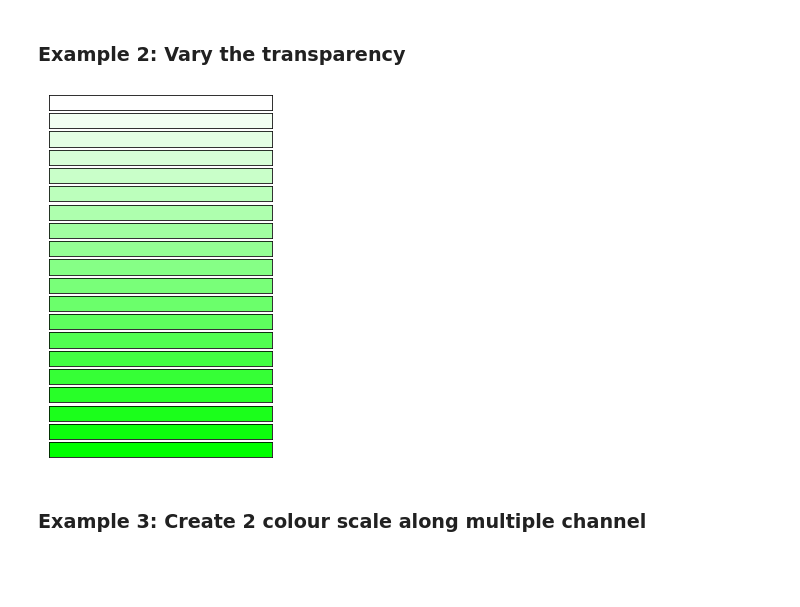
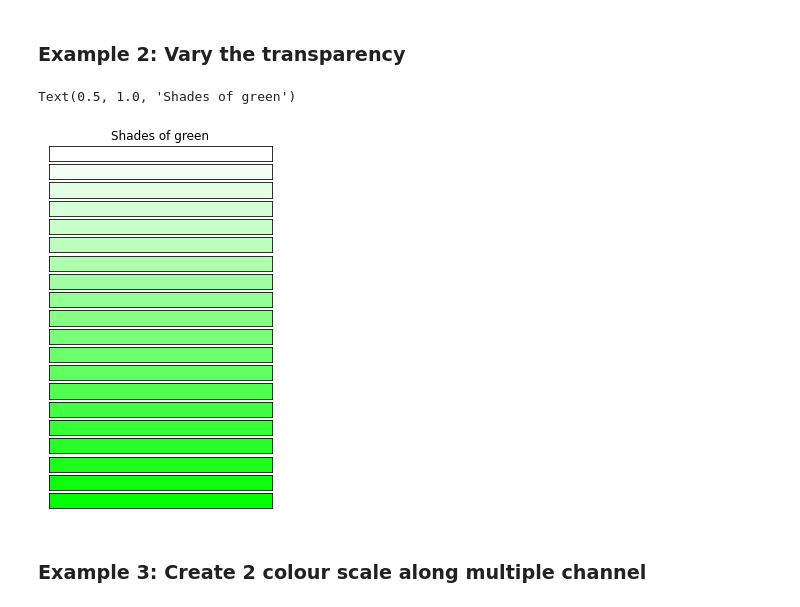
Before and after one commit to pawjast/medium, a Jupyter notebook: code/matplotlib custom RGB colours.ipynb, the cells around one changed output. Drawn from its saved outputs; the diff is of its cells as text; code cells hidden in the pictures; blank space fills up the shorter version.

```diff
--- a/code/matplotlib custom RGB colours.ipynb
+++ b/code/matplotlib custom RGB colours.ipynb
@@ -128,8 +142,8 @@ print(type(colours))
 # %%
 # Set alpha channel to 1
 colours[:, 3] = 1
-# Set the transition values
-colours[:, 0] = np.linspace(0, 1, counter)
+# Set the transition values: go from 0 to 1 in 15 steps along RED channel
+colours[:, 0] = np.linspace(0, 1, nr_of_colours)
 
 #Preview the array of colours
 np.set_printoptions(precision=3)
@@ -152,12 +166,14 @@ print(colours)
  [1.    0.    0.    1.   ]]
 # %%
 # Preview the colours
-fig, axs = plt.subplots(counter, 1,
-                        figsize=(4, counter/3),
+fig, axs = plt.subplots(nr_of_colours, 1,
+                        figsize=(4, nr_of_colours/3),
                        )
 
 for c, ax in zip(colours, axs):
     ax.set_facecolor(c)
     ax.set_xticks([])
     ax.set_yticks([])
+
+axs[0].set_title('Black to red')
 # %% [output]
@@ -167,12 +184,14 @@ for c, ax in zip(colours, axs):
 reversed_colours = colours[::-1]
 # %%
 # Preview the colours
-fig, axs = plt.subplots(counter, 1,
-                        figsize=(4, counter/3),
+fig, axs = plt.subplots(nr_of_colours, 1,
+                        figsize=(4, nr_of_colours/3),
                        )
 
 for c, ax in zip(reversed_colours, axs):
     ax.set_facecolor(c)
     ax.set_xticks([])
     ax.set_yticks([])
+
+axs[0].set_title('Red to black')
 # %% [output]
@@ -181,24 +201,27 @@ for c, ax in zip(reversed_colours, axs):
 ### Example 2: Vary the transparency
 # %%
 # Let's create 20 steps of transparency for one colour
-counter = 20
+nr_of_colours = 20
 
 # Let's do it for green
-colours = np.zeros((counter, 4))
+colours = np.zeros([nr_of_colours, 4])
 colours[:, 1] = 1  # green channel
-colours[:, 3] = np.linspace(0, 1, counter) # alpha channel
+colours[:, 3] = np.linspace(0, 1, nr_of_colours) # alpha channel
 # %%
 # Preview the colours
-fig, axs = plt.subplots(counter, 1,
-                        figsize=(4, counter/3),
+fig, axs = plt.subplots(nr_of_colours, 1,
+                        figsize=(4, nr_of_colours/3),
                        )
 
 for c, ax in zip(colours, axs):
     ax.set_facecolor(c)
     ax.set_xticks([])
     ax.set_yticks([])
+
+axs[0].set_title('Shades of green')
 # %% [output]
+Text(0.5, 1.0, 'Shades of green')
-[figure, old version]
+[figure, new version]
 # %% [markdown]
 ### Example 3: Create 2 colour scale along multiple channel
 # %%
```
Also changed, not shown: parts of 26 cells of this notebook.
